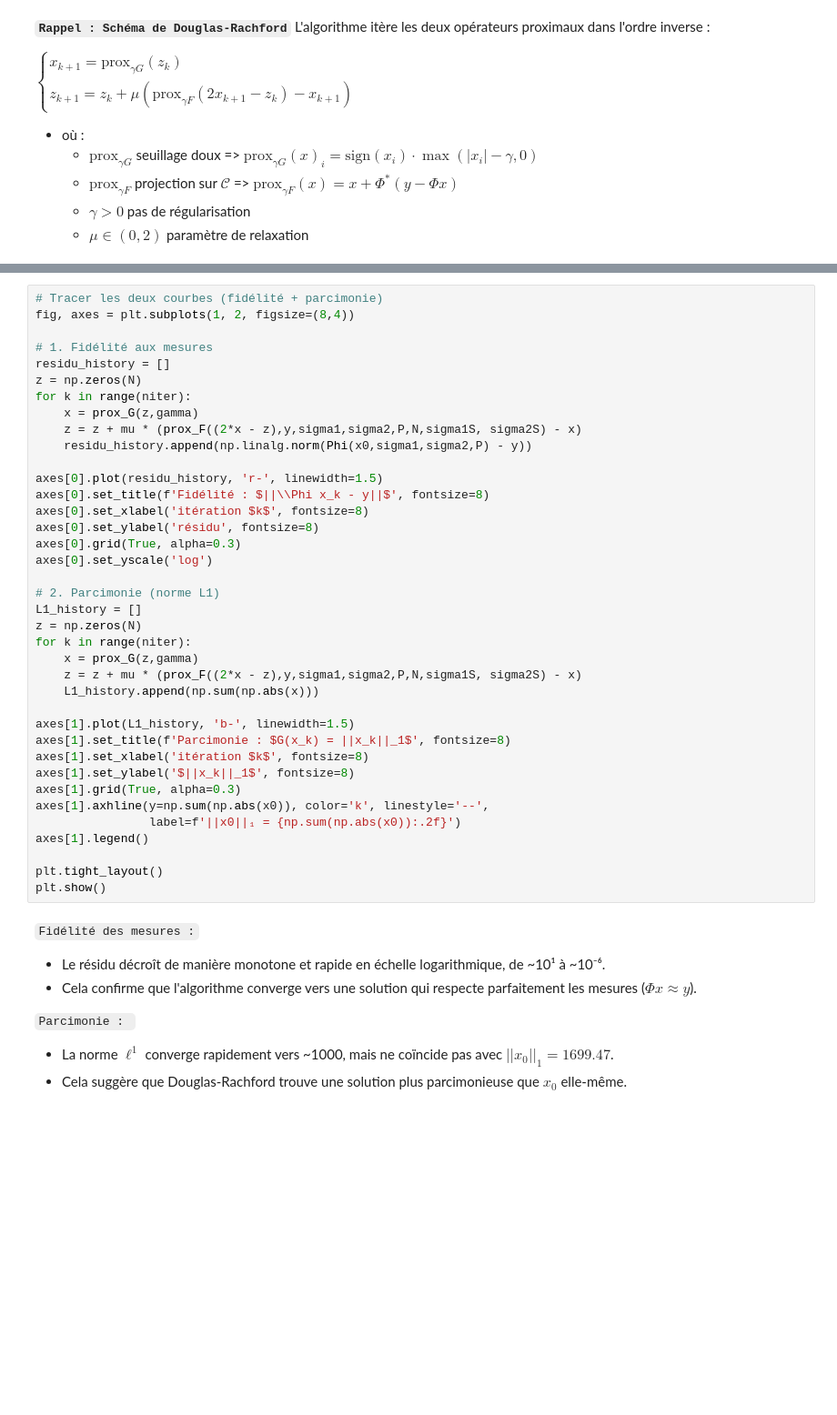
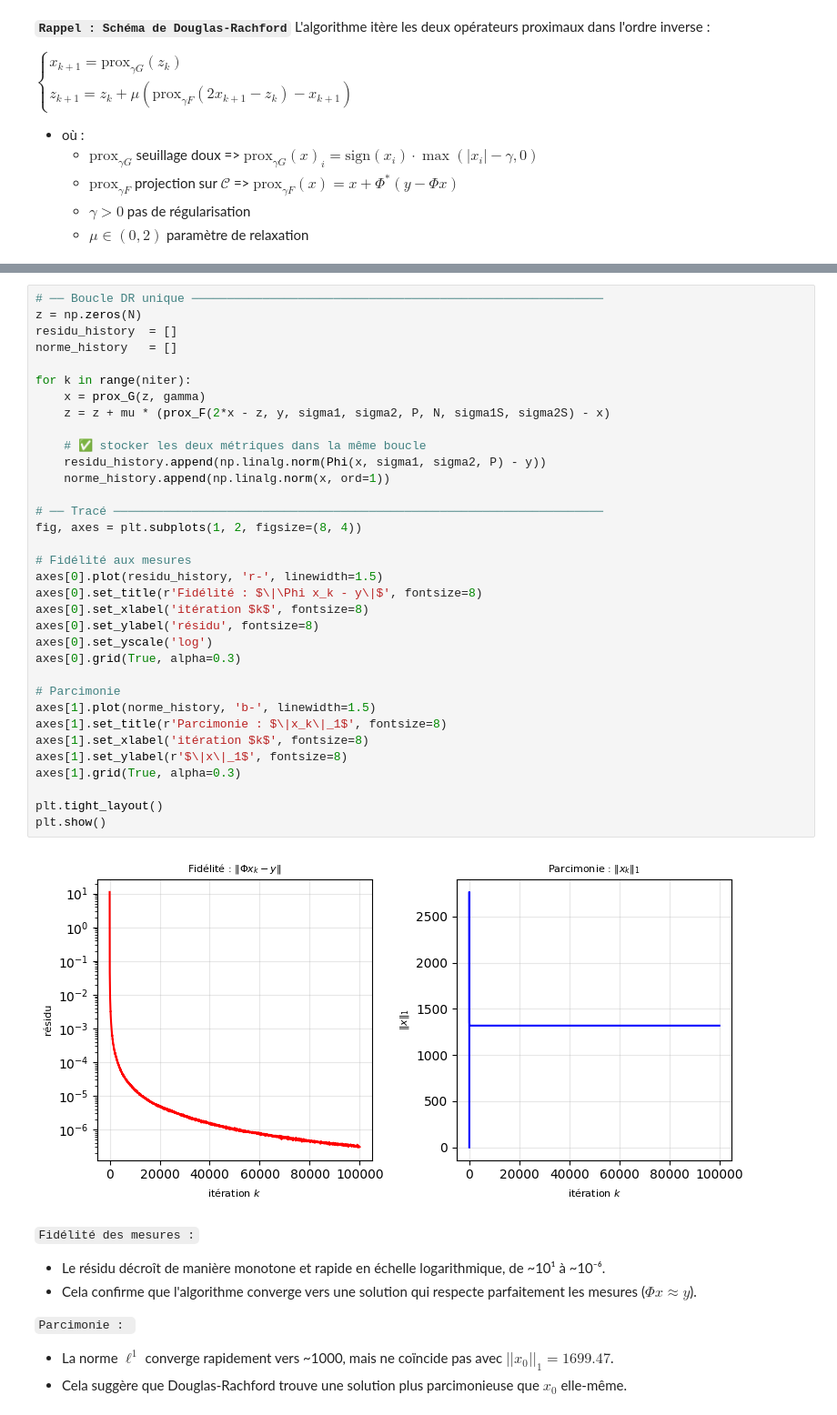
Before and after one commit to Borleo/2_M2_IAFA, a Jupyter notebook: TP_M2IAFA/TP_M2_IMGCMPT/TP23_Imagerie_Computationnelle/4_Sparsity and Redundant Representations/Compressed Sensing of Images/sparsity_2_cs_images.ipynb, the cells around one changed output, grey strips where cells are left out. Shown at 91% size. Saved outputs shown, nothing was run; the diff lists cells and outputs as text; blank space fills up the shorter version.

```diff
--- a/TP_M2IAFA/TP_M2_IMGCMPT/TP23_Imagerie_Computationnelle/4_Sparsity and Redundant Representations/Compressed Sensing of Images/sparsity_2_cs_images.ipynb
+++ b/TP_M2IAFA/TP_M2_IMGCMPT/TP23_Imagerie_Computationnelle/4_Sparsity and Redundant Representations/Compressed Sensing of Images/sparsity_2_cs_images.ipynb
@@ -676,41 +678,39 @@ plt.show()
-# %%
-# Tracer les deux courbes (fidélité + parcimonie)
-fig, axes = plt.subplots(1, 2, figsize=(8,4))
-
-# 1. Fidélité aux mesures
-residu_history = []
-z = np.zeros(N)
-for k in range(niter):
-    x = prox_G(z,gamma)
-    z = z + mu * (prox_F((2*x - z),y,sigma1,sigma2,P,N,sigma1S, sigma2S) - x)
-    residu_history.append(np.linalg.norm(Phi(x0,sigma1,sigma2,P) - y))
-
-axes[0].plot(residu_history, 'r-', linewidth=1.5)
-axes[0].set_title(f'Fidélité : $||\\Phi x_k - y||$', fontsize=8)
-axes[0].set_xlabel('itération $k$', fontsize=8)
-axes[0].set_ylabel('résidu', fontsize=8)
-axes[0].grid(True, alpha=0.3)
-axes[0].set_yscale('log')
-
-# 2. Parcimonie (norme L1)
-L1_history = []
-z = np.zeros(N)
-for k in range(niter):
-    x = prox_G(z,gamma)
-    z = z + mu * (prox_F((2*x - z),y,sigma1,sigma2,P,N,sigma1S, sigma2S) - x)
-    L1_history.append(np.sum(np.abs(x)))
-
-axes[1].plot(L1_history, 'b-', linewidth=1.5)
-axes[1].set_title(f'Parcimonie : $G(x_k) = ||x_k||_1$', fontsize=8)
-axes[1].set_xlabel('itération $k$', fontsize=8)
-axes[1].set_ylabel('$||x_k||_1$', fontsize=8)
-axes[1].grid(True, alpha=0.3)
-axes[1].axhline(y=np.sum(np.abs(x0)), color='k', linestyle='--',
-                label=f'||x0||₁ = {np.sum(np.abs(x0)):.2f}')
-axes[1].legend()
-
-plt.tight_layout()
-plt.show()
+# %%
+# ── Boucle DR unique ──────────────────────────────────────────────────────────
+z = np.zeros(N)
+residu_history  = []
+norme_history   = []
+
+for k in range(niter):
+    x = prox_G(z, gamma)
+    z = z + mu * (prox_F(2*x - z, y, sigma1, sigma2, P, N, sigma1S, sigma2S) - x)
+
+    # ✅ stocker les deux métriques dans la même boucle
+    residu_history.append(np.linalg.norm(Phi(x, sigma1, sigma2, P) - y))
+    norme_history.append(np.linalg.norm(x, ord=1))
+
+# ── Tracé ─────────────────────────────────────────────────────────────────────
+fig, axes = plt.subplots(1, 2, figsize=(8, 4))
+
+# Fidélité aux mesures
+axes[0].plot(residu_history, 'r-', linewidth=1.5)
+axes[0].set_title(r'Fidélité : $\|\Phi x_k - y\|$', fontsize=8)
+axes[0].set_xlabel('itération $k$', fontsize=8)
+axes[0].set_ylabel('résidu', fontsize=8)
+axes[0].set_yscale('log')
+axes[0].grid(True, alpha=0.3)
+
+# Parcimonie
+axes[1].plot(norme_history, 'b-', linewidth=1.5)
+axes[1].set_title(r'Parcimonie : $\|x_k\|_1$', fontsize=8)
+axes[1].set_xlabel('itération $k$', fontsize=8)
+axes[1].set_ylabel(r'$\|x\|_1$', fontsize=8)
+axes[1].grid(True, alpha=0.3)
+
+plt.tight_layout()
+plt.show()
+# %% [output]
+[figure, added]
 # %% [markdown]
 `Fidélité des mesures :`
 - Le résidu décroît de manière monotone et rapide en échelle logarithmique, de ~10¹ à ~10⁻⁶.
```
Also changed, not shown: parts of 15 cells of this notebook.
